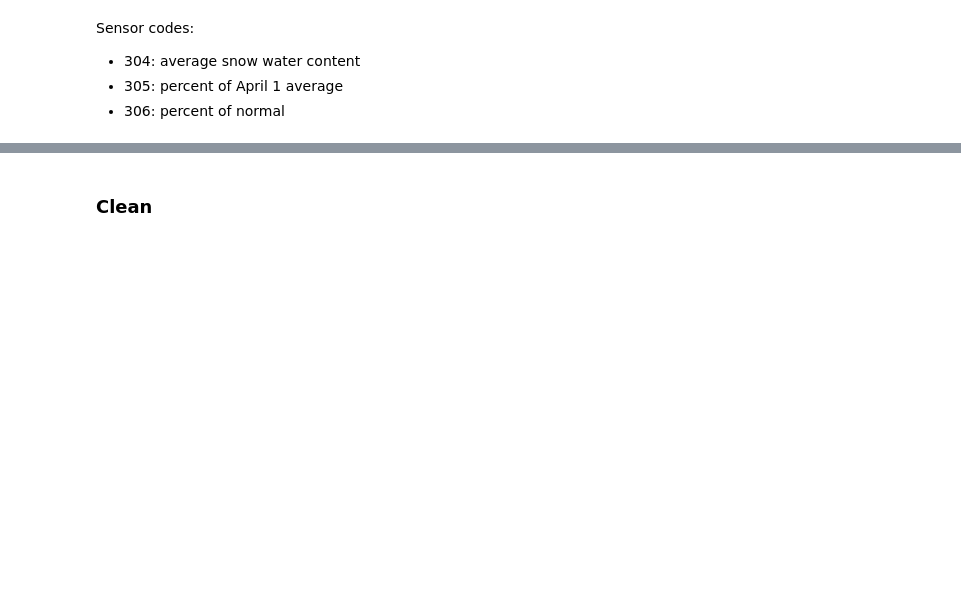
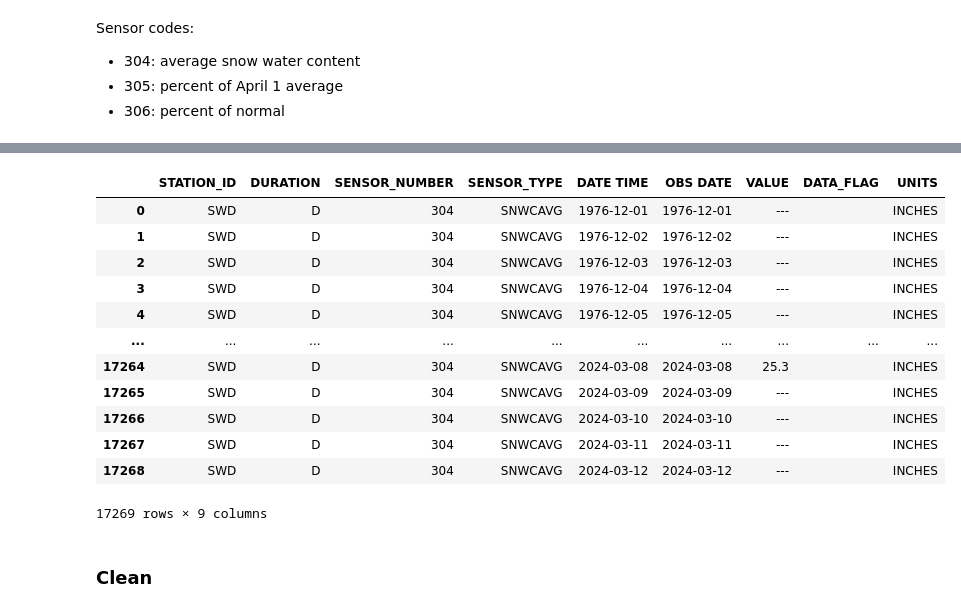
Before and after one commit to datadesk/california-drought-scrapers, a Jupyter notebook: downloaders/snow/download-timeseries.ipynb, the cells around one changed output, grey strips where cells are left out. Cells and saved outputs as stored; diff of their text form; code cells hidden in the pictures; blank space fills up the shorter version.

```diff
--- a/downloaders/snow/download-timeseries.ipynb
+++ b/downloaders/snow/download-timeseries.ipynb
@@ -60,3 +60,19 @@ Timestamp('2024-02-20 00:00:00')
+# %%
+swc_state_df
+# %% [output]
+|  | STATION_ID | DURATION | SENSOR_NUMBER | SENSOR_TYPE | DATE TIME | OBS DATE | VALUE | DATA_FLAG | UNITS |
+| 0 | SWD | D | 304 | SNWCAVG | 1976-12-01 | 1976-12-01 | --- |  | INCHES |
+| 1 | SWD | D | 304 | SNWCAVG | 1976-12-02 | 1976-12-02 | --- |  | INCHES |
+| 2 | SWD | D | 304 | SNWCAVG | 1976-12-03 | 1976-12-03 | --- |  | INCHES |
+| 3 | SWD | D | 304 | SNWCAVG | 1976-12-04 | 1976-12-04 | --- |  | INCHES |
+| 4 | SWD | D | 304 | SNWCAVG | 1976-12-05 | 1976-12-05 | --- |  | INCHES |
+| ... | ... | ... | ... | ... | ... | ... | ... | ... | ... |
+| 17264 | SWD | D | 304 | SNWCAVG | 2024-03-08 | 2024-03-08 | 25.3 |  | INCHES |
+| 17265 | SWD | D | 304 | SNWCAVG | 2024-03-09 | 2024-03-09 | --- |  | INCHES |
+| 17266 | SWD | D | 304 | SNWCAVG | 2024-03-10 | 2024-03-10 | --- |  | INCHES |
+| 17267 | SWD | D | 304 | SNWCAVG | 2024-03-11 | 2024-03-11 | --- |  | INCHES |
+| 17268 | SWD | D | 304 | SNWCAVG | 2024-03-12 | 2024-03-12 | --- |  | INCHES |
+17269 rows × 9 columns
 # %% [markdown]
 ### Clean
 # %%
```
Also changed, not shown: parts of 2 cells of this notebook, 13 other files.
